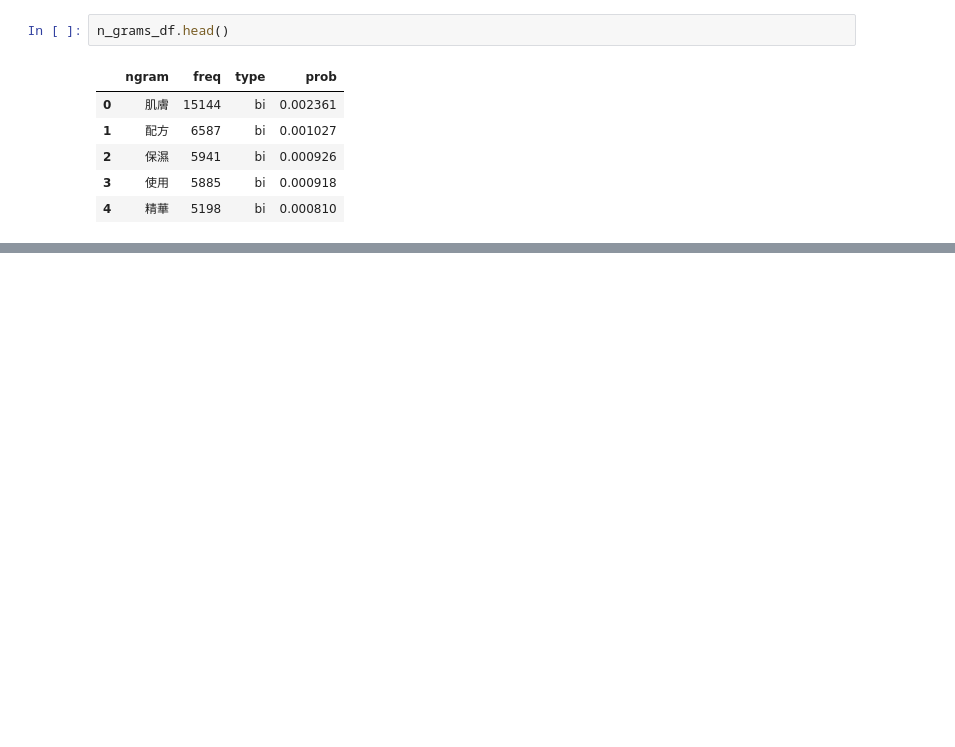
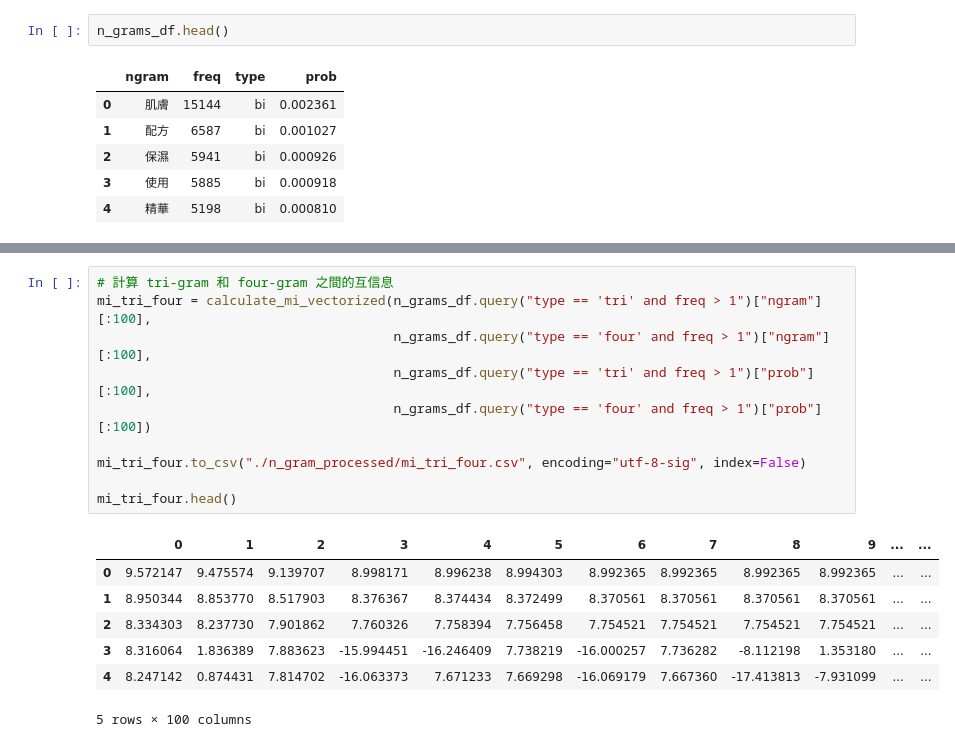
Before and after one commit to victor31ao/n_gram_and_hanlp, a Jupyter notebook: n_gram_tokenizer.ipynb, the cells around one changed output, grey strips where cells are left out. Drawn from its saved outputs; the diff is of its cells as text; blank space fills up the shorter version.

```diff
--- a/n_gram_tokenizer.ipynb
+++ b/n_gram_tokenizer.ipynb
@@ -274,0 +324,18 @@ KeyboardInterrupt:
+# %%
+# 計算 tri-gram 和 four-gram 之間的互信息
+mi_tri_four = calculate_mi_vectorized(n_grams_df.query("type == 'tri' and freq > 1")["ngram"][:100],
+                                      n_grams_df.query("type == 'four' and freq > 1")["ngram"][:100],
+                                      n_grams_df.query("type == 'tri' and freq > 1")["prob"][:100],
+                                      n_grams_df.query("type == 'four' and freq > 1")["prob"][:100])
+
+mi_tri_four.to_csv("./n_gram_processed/mi_tri_four.csv", encoding="utf-8-sig", index=False)
+
+mi_tri_four.head()
+# %% [output]
+|  | 0 | 1 | 2 | 3 | 4 | 5 | 6 | 7 | 8 | 9 | ... | ... |
+| 0 | 9.572147 | 9.475574 | 9.139707 | 8.998171 | 8.996238 | 8.994303 | 8.992365 | 8.992365 | 8.992365 | 8.992365 | ... | ... |
+| 1 | 8.950344 | 8.853770 | 8.517903 | 8.376367 | 8.374434 | 8.372499 | 8.370561 | 8.370561 | 8.370561 | 8.370561 | ... | ... |
+| 2 | 8.334303 | 8.237730 | 7.901862 | 7.760326 | 7.758394 | 7.756458 | 7.754521 | 7.754521 | 7.754521 | 7.754521 | ... | ... |
+| 3 | 8.316064 | 1.836389 | 7.883623 | -15.994451 | -16.246409 | 7.738219 | -16.000257 | 7.736282 | -8.112198 | 1.353180 | ... | ... |
+| 4 | 8.247142 | 0.874431 | 7.814702 | -16.063373 | 7.671233 | 7.669298 | -16.069179 | 7.667360 | -17.413813 | -7.931099 | ... | ... |
+5 rows × 100 columns
```
Also changed, not shown: parts of 13 cells of this notebook.
